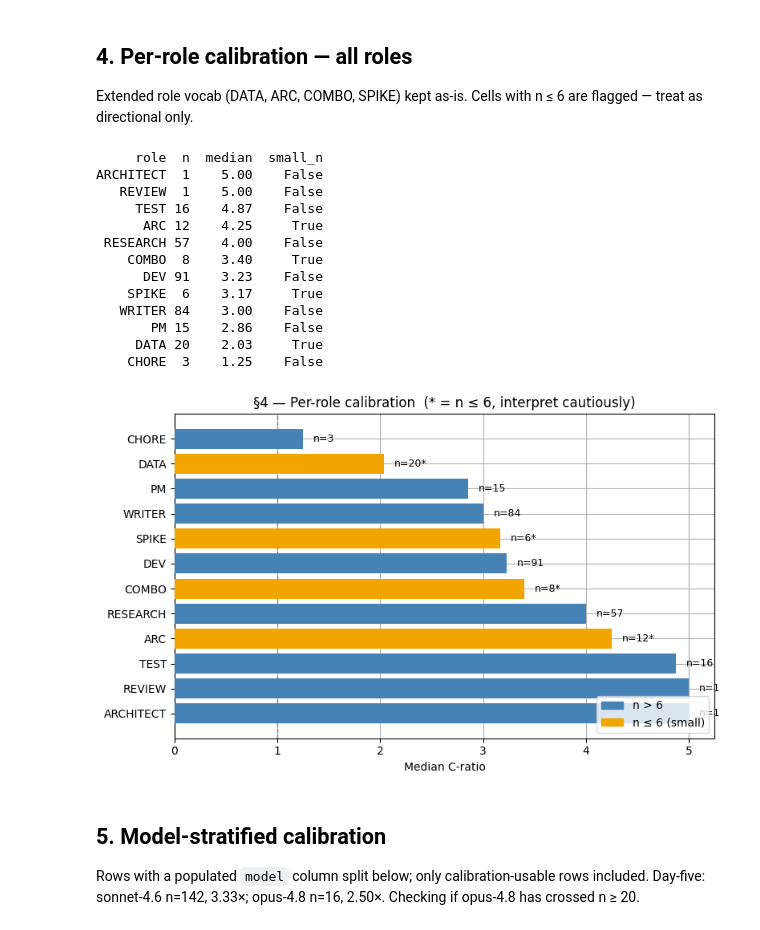
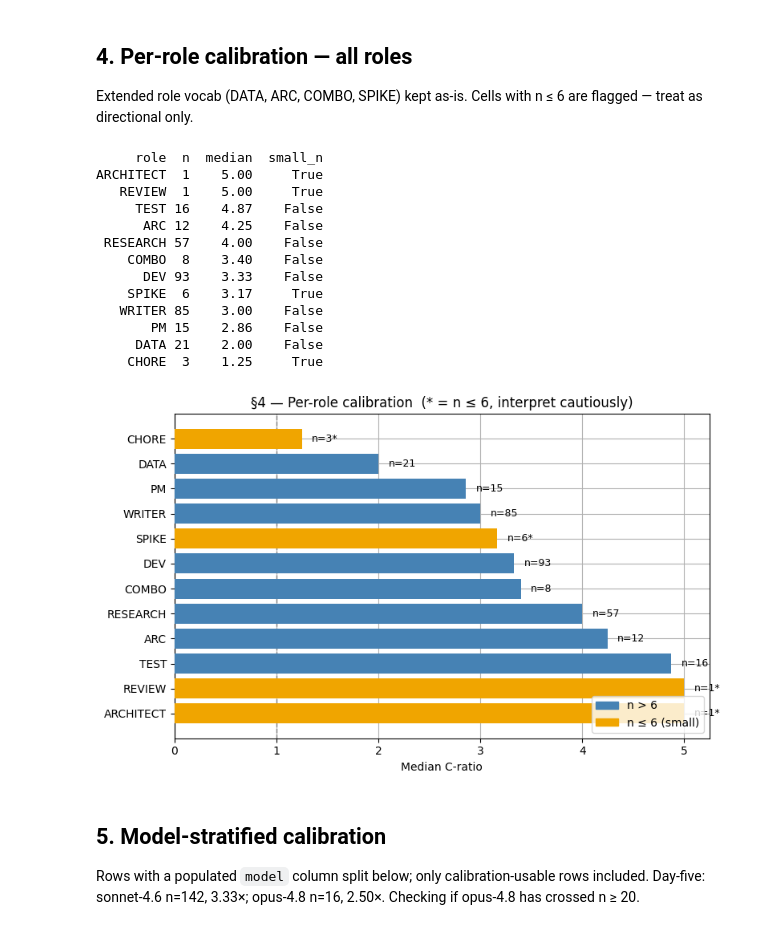
Before and after one commit to avidrucker/lccjs, a Jupyter notebook: stats/day-six-analysis.ipynb, the cells around one changed output. Saved outputs shown, nothing was run; the diff lists cells and outputs as text; code cells hidden in the pictures.

```diff
--- a/stats/day-six-analysis.ipynb
+++ b/stats/day-six-analysis.ipynb
@@ -366,46 +368,45 @@ plt.show()
 
 Extended role vocab (DATA, ARC, COMBO, SPIKE) kept as-is. Cells with n ≤ 6 are flagged — treat as directional only.
 # %%
-SMALL_N_ROLES = {"DATA", "ARC", "COMBO", "SPIKE"}
-
 role_rows = []
 for r, g in cal.groupby("role"):
     cr = g["c_ratio"].values
-    role_rows.append({"role": r, "n": len(cr), "median": np.median(cr), "small_n": r in SMALL_N_ROLES})
+    role_rows.append({"role": r, "n": len(cr), "median": np.median(cr)})
 role_df = pd.DataFrame(role_rows).sort_values("median", ascending=False)
+role_df["small_n"] = role_df["n"] <= 6
 print(role_df[["role", "n", "median", "small_n"]].to_string(index=False, float_format="{:.2f}".format))
 
 from matplotlib.patches import Patch
 colors = ["#f0a500" if row.small_n else "steelblue" for _, row in role_df.iterrows()]
 fig, ax = plt.subplots(figsize=(8, 5))
 ax.barh(role_df["role"], role_df["median"], color=colors, zorder=3)
 for _, row in role_df.iterrows():
     label = f'n={row["n"]}' + ("*" if row.small_n else "")
     ax.text(row["median"] + 0.1, row["role"], label, va="center", fontsize=9)
 ax.axvline(1.0, color="grey", ls="--", lw=1)
 ax.set_xlabel("Median C-ratio")
 ax.set_title("§4 — Per-role calibration  (* = n ≤ 6, interpret cautiously)")
 ax.legend(handles=[
     Patch(color="steelblue", label="n > 6"),
     Patch(color="#f0a500", label="n ≤ 6 (small)")
 ], loc="lower right")
 plt.tight_layout()
 plt.show()
 # %% [output]
      role  n  median  small_n
-ARCHITECT  1    5.00    False
-   REVIEW  1    5.00    False
+ARCHITECT  1    5.00     True
+   REVIEW  1    5.00     True
      TEST 16    4.87    False
-      ARC 12    4.25     True
+      ARC 12    4.25    False
  RESEARCH 57    4.00    False
-    COMBO  8    3.40     True
-      DEV 91    3.23    False
+    COMBO  8    3.40    False
+      DEV 93    3.33    False
     SPIKE  6    3.17     True
-   WRITER 84    3.00    False
+   WRITER 85    3.00    False
        PM 15    2.86    False
-     DATA 20    2.03     True
-    CHORE  3    1.25    False
+     DATA 21    2.00    False
+    CHORE  3    1.25     True
-[figure, old version]
+[figure, new version]
 # %% [markdown]
 ## 5. Model-stratified calibration
 
```
Also changed, not shown: parts of 10 cells of this notebook, 1 other file.
